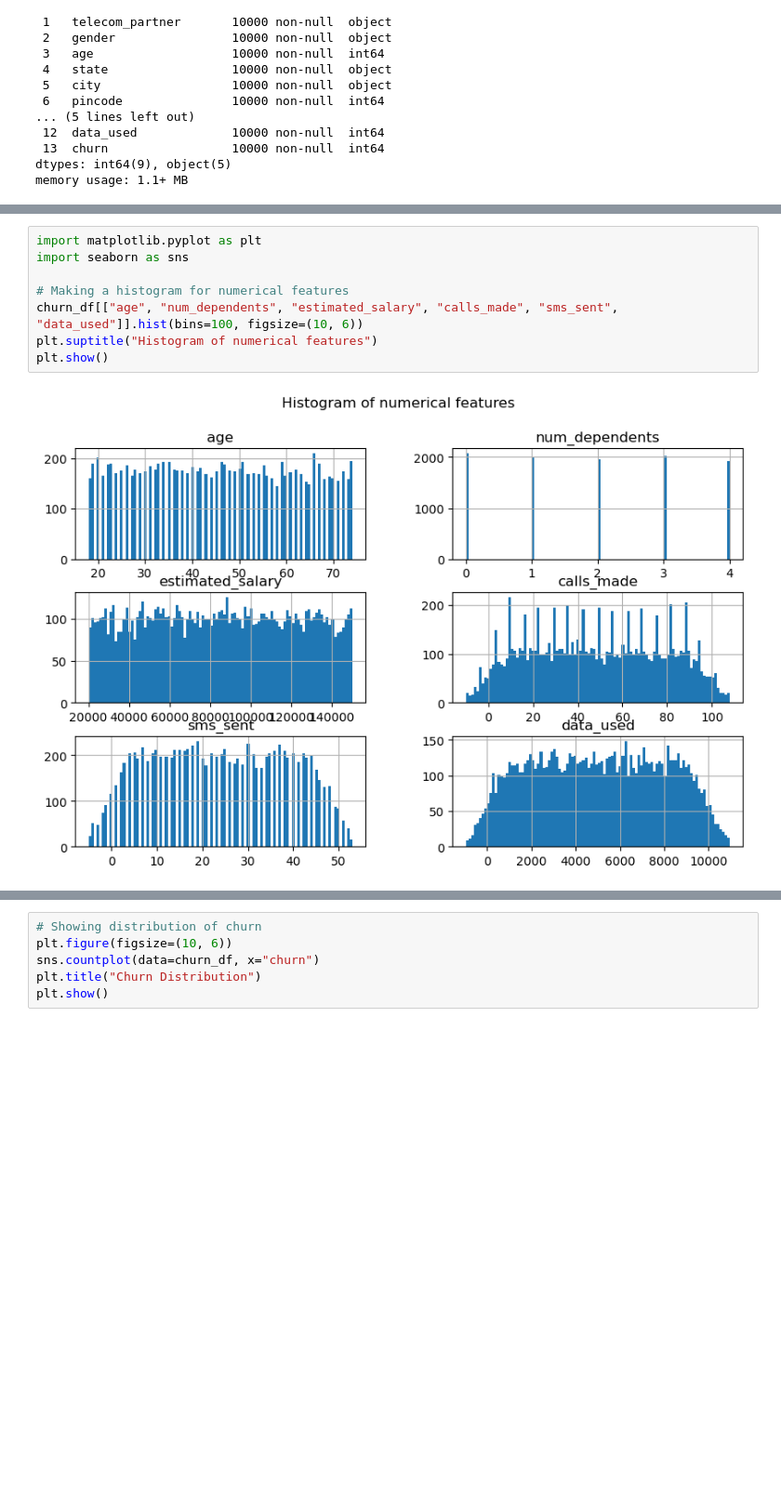
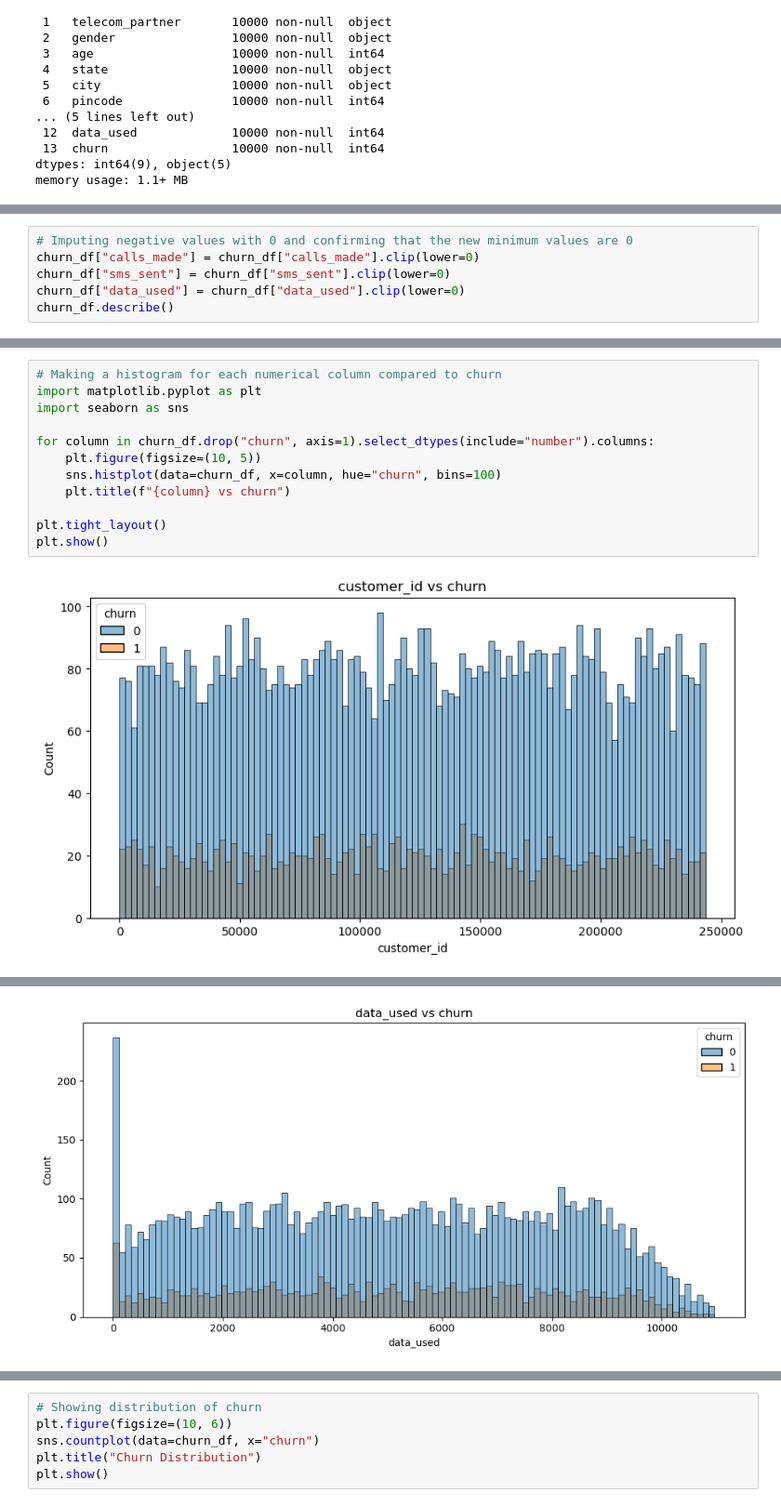
Before and after one commit to LucasHoffSchmidt/Data_Science_Customer_Churn_Prediction, a Jupyter notebook: customer_churn_prediction.ipynb, the cells around one changed output, grey strips where cells are left out. Shown at 93% size. Drawn from its saved outputs; the diff is of its cells as text; blank space fills up the shorter version.

```diff
--- a/customer_churn_prediction.ipynb
+++ b/customer_churn_prediction.ipynb
@@ -91,0 +110,6 @@ churn_df.describe()
+# %%
+# Imputing negative values with 0 and confirming that the new minimum values are 0
+churn_df["calls_made"] = churn_df["calls_made"].clip(lower=0)
+churn_df["sms_sent"] = churn_df["sms_sent"].clip(lower=0)
+churn_df["data_used"] = churn_df["data_used"].clip(lower=0)
+churn_df.describe()
@@ -92,10 +126,14 @@ churn_df.describe()
 # %%
+# Making a histogram for each numerical column compared to churn
 import matplotlib.pyplot as plt
 import seaborn as sns
 
-# Making a histogram for numerical features
-churn_df[["age", "num_dependents", "estimated_salary", "calls_made", "sms_sent", "data_used"]].hist(bins=100, figsize=(10, 6))
-plt.suptitle("Histogram of numerical features")
+for column in churn_df.drop("churn", axis=1).select_dtypes(include="number").columns:
+    plt.figure(figsize=(10, 5))
+    sns.histplot(data=churn_df, x=column, hue="churn", bins=100)
+    plt.title(f"{column} vs churn")
+
+plt.tight_layout()
 plt.show()
 # %% [output]
-[figure, old version]
+[figure, new version]
@@ -102,3 +146,4 @@ plt.show()
+[figure, added]
 # %%
 # Heatmap of numerical feature correlations with churn
 numerical_df = churn_df.select_dtypes(include="number")
```
Also changed, not shown: parts of 67 cells of this notebook, 6 other files.
